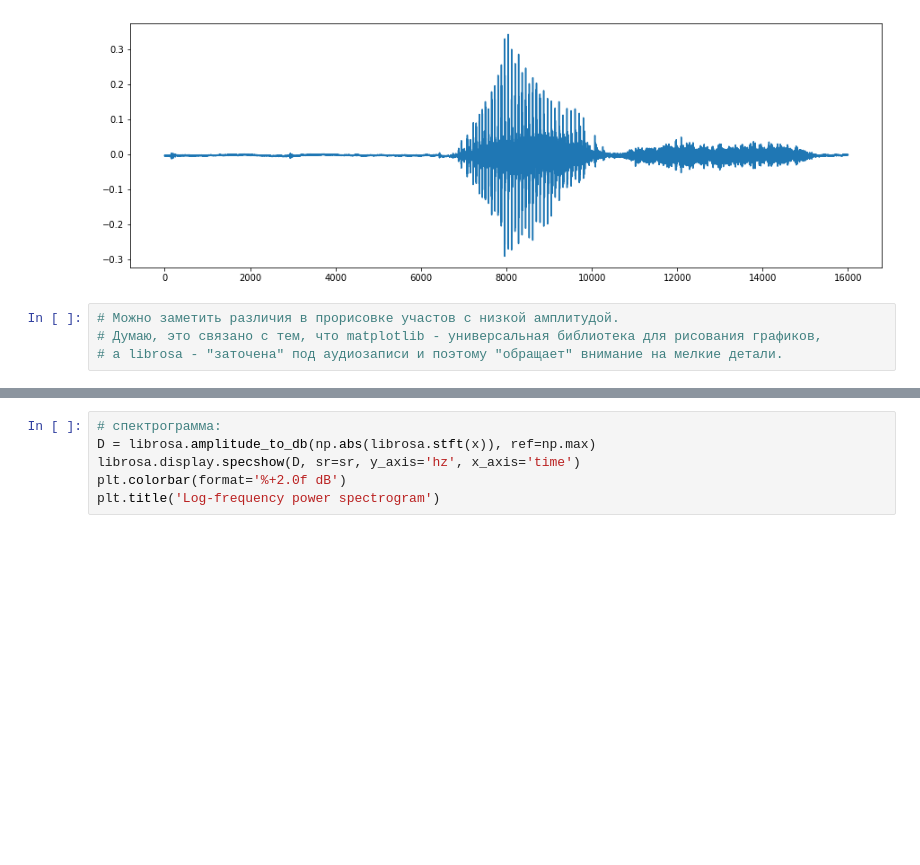
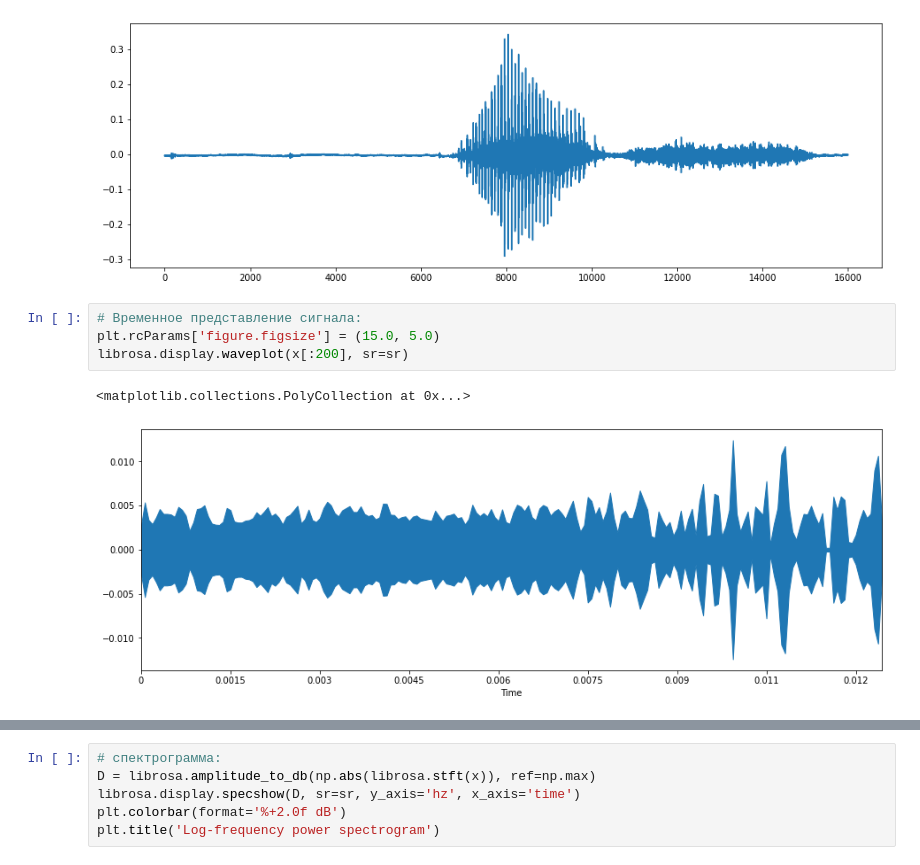
Before and after one commit to zmazak0/MADE-Speech-signal-processing, a Jupyter notebook: Мартиросян_Завен_asr_lab_1.ipynb, the cells around one changed output, grey strips where cells are left out. Saved outputs shown, nothing was run; the diff lists cells and outputs as text; blank space fills up the shorter version.

```diff
--- a/Мартиросян_Завен_asr_lab_1.ipynb
+++ b/Мартиросян_Завен_asr_lab_1.ipynb
@@ -82,7 +81,10 @@ plt.plot(x)
 # %% [output]
 [<matplotlib.lines.Line2D at 0x...>]
 [figure]
-# %%
-# Можно заметить различия в прорисовке участов с низкой амплитудой.
-# Думаю, это связано с тем, что matplotlib - универсальная библиотека для рисования графиков,
-# а librosa - "заточена" под аудиозаписи и поэтому "обращает" внимание на мелкие детали.
+# %%
+# Временное представление сигнала:
+plt.rcParams['figure.figsize'] = (15.0, 5.0)
+librosa.display.waveplot(x[:200], sr=sr)
+# %% [output]
+<matplotlib.collections.PolyCollection at 0x...>
+[figure, added]
```
Also changed, not shown: parts of 15 cells of this notebook.
